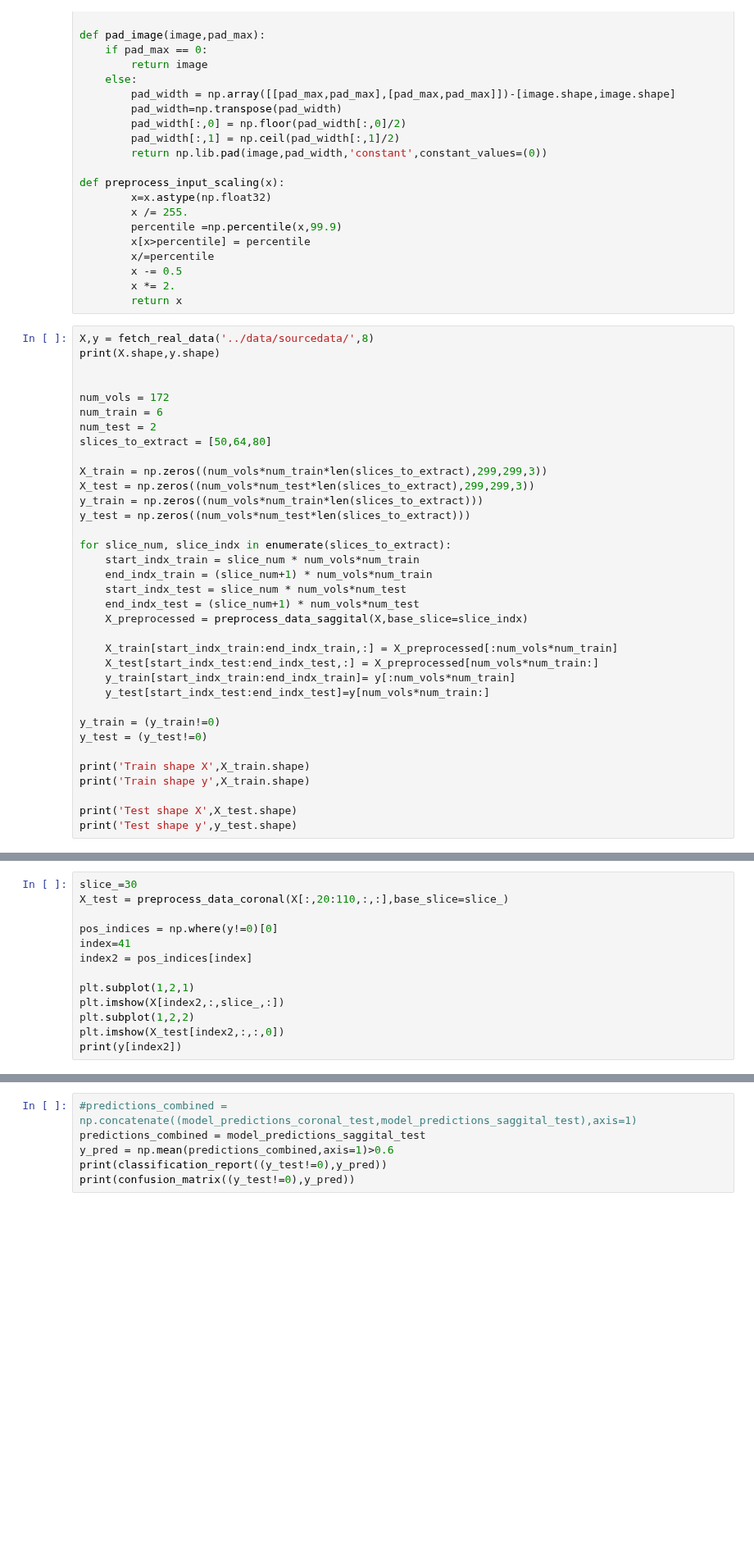
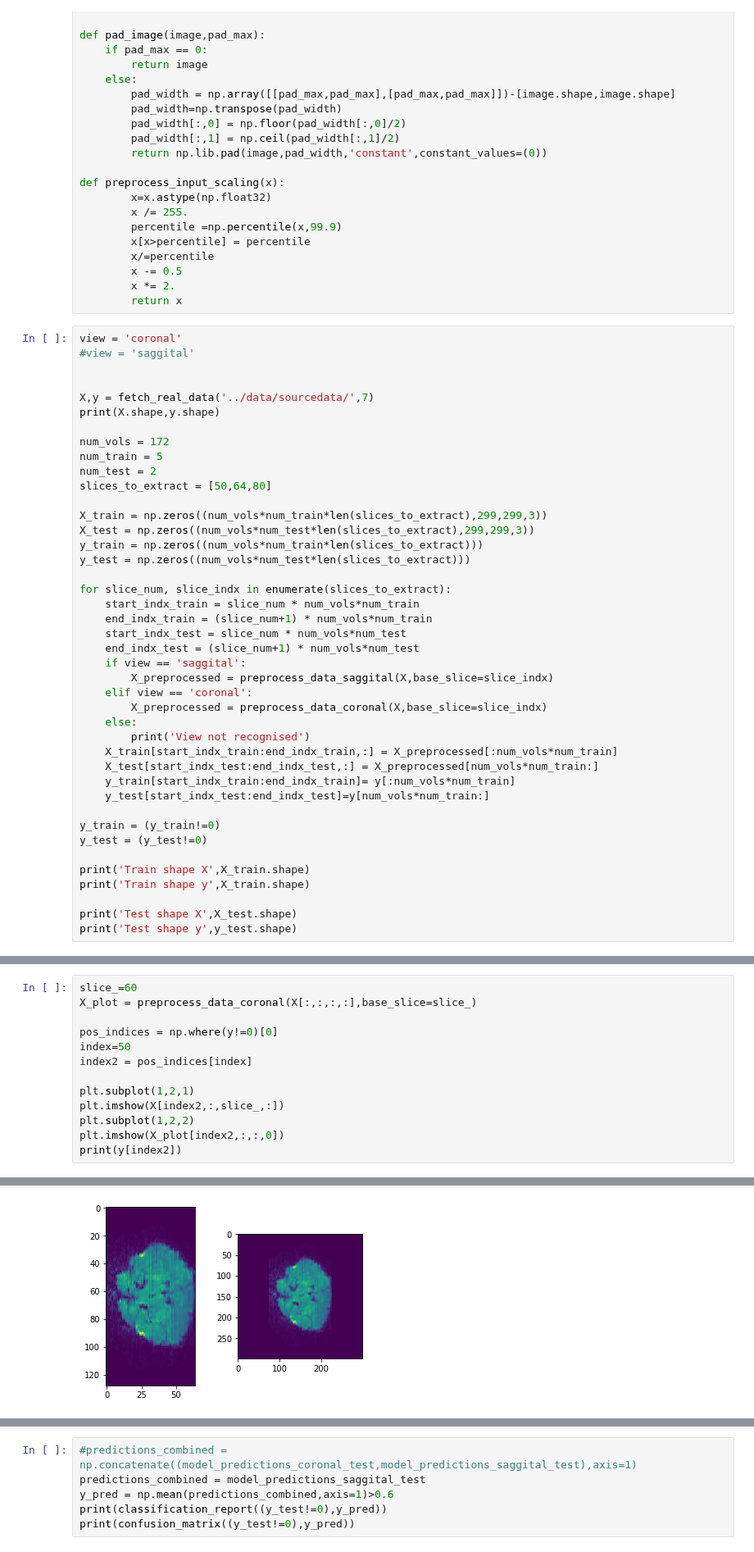
Before and after one commit to marksgraham/deep-qc, a Jupyter notebook: code/train_real.ipynb, the cells around one changed output, grey strips where cells are left out. Shown at 82% size. Drawn from its saved outputs; the diff is of its cells as text; blank space fills up the shorter version.

```diff
--- a/code/train_real.ipynb
+++ b/code/train_real.ipynb
@@ -133,12 +135,15 @@ def preprocess_input_scaling(x):
         x *= 2.
         return x
 # %%
-X,y = fetch_real_data('../data/sourcedata/',8)
+view = 'coronal'
+#view = 'saggital'
+
+
+X,y = fetch_real_data('../data/sourcedata/',7)
 print(X.shape,y.shape)
 
-
 num_vols = 172
-num_train = 6
+num_train = 5
 num_test = 2
 slices_to_extract = [50,64,80]
 
@@ -152,8 +157,12 @@ for slice_num, slice_indx in enumerate(slices_to_extract):
     end_indx_train = (slice_num+1) * num_vols*num_train
     start_indx_test = slice_num * num_vols*num_test
     end_indx_test = (slice_num+1) * num_vols*num_test
-    X_preprocessed = preprocess_data_saggital(X,base_slice=slice_indx)
-
+    if view == 'saggital':
+        X_preprocessed = preprocess_data_saggital(X,base_slice=slice_indx)
+    elif view == 'coronal':
+        X_preprocessed = preprocess_data_coronal(X,base_slice=slice_indx)
+    else:
+        print('View not recognised')
     X_train[start_indx_train:end_indx_train,:] = X_preprocessed[:num_vols*num_train]
     X_test[start_indx_test:end_indx_test,:] = X_preprocessed[num_vols*num_train:]
     y_train[start_indx_train:end_indx_train]= y[:num_vols*num_train]
@@ -176,13 +185,14 @@ Train shape y (3096,)
 # %%
-slice_=30
-X_test = preprocess_data_coronal(X[:,20:110,:,:],base_slice=slice_)
+slice_=60
+X_plot = preprocess_data_coronal(X[:,:,:,:],base_slice=slice_)
 
 pos_indices = np.where(y!=0)[0]
-index=41
+index=50
 index2 = pos_indices[index]
 
 plt.subplot(1,2,1)
 plt.imshow(X[index2,:,slice_,:])
 plt.subplot(1,2,2)
-plt.imshow(X_test[index2,:,:,0])
+plt.imshow(X_plot[index2,:,:,0])
 print(y[index2])
+# %% [output]
@@ -189,3 +200,4 @@ print(y[index2])
+[figure, added]
 # %%
 train_generator = ImageDataGenerator(
     featurewise_center=False,
```
Also changed, not shown: parts of 7 cells of this notebook, 2 other files.
